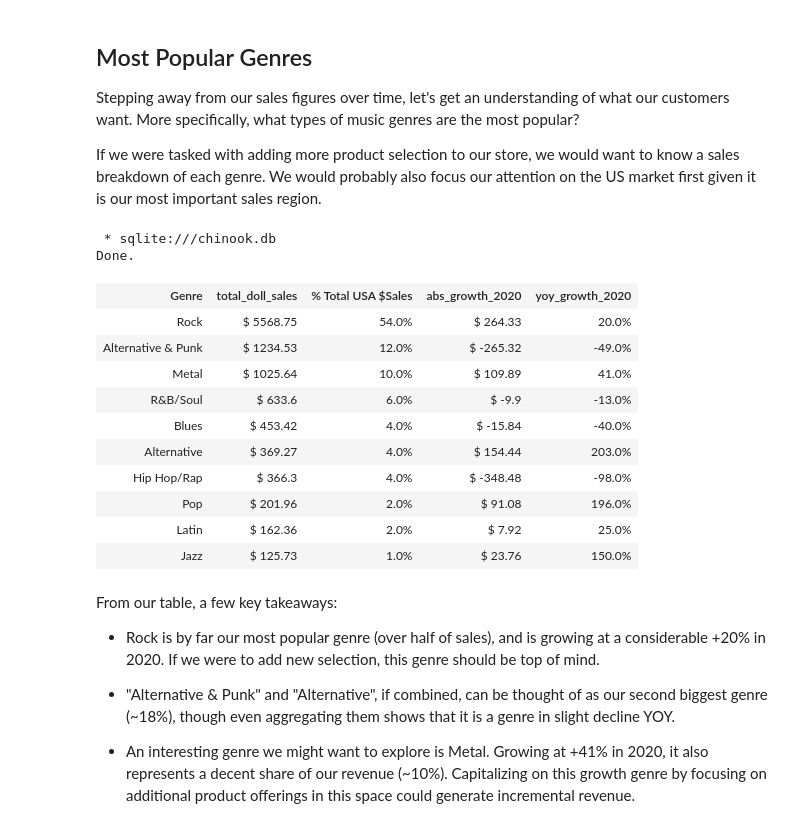
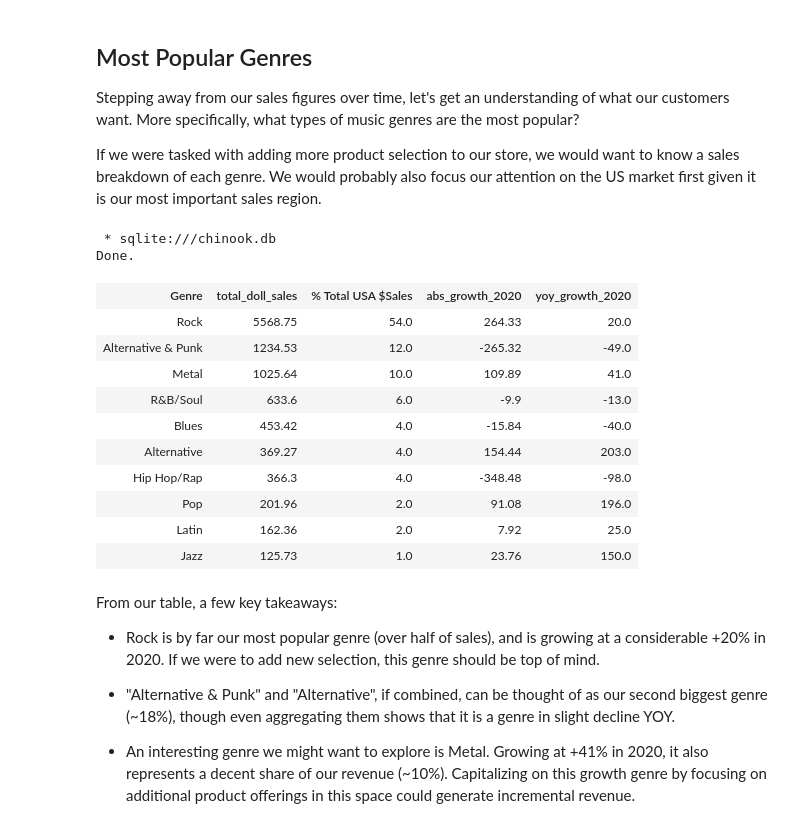
Before and after one commit to seanpoter/Chinook_Sales_Analysis, a Jupyter notebook: Chinook Store Analysis.ipynb, the cells around one changed output. Saved outputs shown, nothing was run; the diff lists cells and outputs as text; code cells hidden in the pictures.

```diff
--- a/Chinook Store Analysis.ipynb
+++ b/Chinook Store Analysis.ipynb
@@ -277,47 +277,47 @@ WITH
             invoice_date,
             STRFTIME('%Y', invoice_date) year,
             ROUND(SUM(total),2) total_sales
         FROM inv_genre
         GROUP BY genre, year
         ),
 
     genre_growth_rates AS
         (
         SELECT genre,
             year,
             ROUND(total_sales - LAG(total_sales) OVER (PARTITION BY genre ORDER BY year ASC),2) yoy_growth,
             ROUND(
                 (total_sales - LAG(total_sales) OVER (PARTITION BY genre ORDER BY year ASC))
                 / LAG(total_sales) OVER (PARTITION BY genre ORDER BY year ASC),2)*100 yoy_growth_percent
         FROM genre_year_sales
         )
 
 
 SELECT genre_name Genre,
-        "$ "||ROUND(SUM(total),2) total_doll_sales,
-       ((ROUND(SUM(total) / (SELECT SUM(total) FROM inv_genre),2))*100)||"%" AS "% Total USA $Sales",
-        "$ "||ROUND(ggr.yoy_growth,2) abs_growth_2020,
-        ROUND(ggr.yoy_growth_percent,2) ||'%' yoy_growth_2020
+        ROUND(SUM(total),2) total_doll_sales,
+       ((ROUND(SUM(total) / (SELECT SUM(total) FROM inv_genre),2))*100) AS "% Total USA $Sales",
+        ROUND(ggr.yoy_growth,2) abs_growth_2020,
+        ROUND(ggr.yoy_growth_percent,2) yoy_growth_2020
 FROM inv_genre ig
 LEFT JOIN genre_growth_rates ggr ON ggr.genre = ig.genre_name
 WHERE ggr.year = "2020"
 GROUP BY genre_name
 ORDER BY SUM(total) DESC
 LIMIT 10;
 # %% [output]
  * sqlite:///chinook.db
 Done.
 | Genre | total_doll_sales | % Total USA $Sales | abs_growth_2020 | yoy_growth_2020 |
-| Rock | $ 5568.75 | 54.0% | $ 264.33 | 20.0% |
-| Alternative & Punk | $ 1234.53 | 12.0% | $ -265.32 | -49.0% |
-| Metal | $ 1025.64 | 10.0% | $ 109.89 | 41.0% |
-| R&B/Soul | $ 633.6 | 6.0% | $ -9.9 | -13.0% |
-| Blues | $ 453.42 | 4.0% | $ -15.84 | -40.0% |
-| Alternative | $ 369.27 | 4.0% | $ 154.44 | 203.0% |
-| Hip Hop/Rap | $ 366.3 | 4.0% | $ -348.48 | -98.0% |
-| Pop | $ 201.96 | 2.0% | $ 91.08 | 196.0% |
-| Latin | $ 162.36 | 2.0% | $ 7.92 | 25.0% |
-| Jazz | $ 125.73 | 1.0% | $ 23.76 | 150.0% |
+| Rock | 5568.75 | 54.0 | 264.33 | 20.0 |
+| Alternative & Punk | 1234.53 | 12.0 | -265.32 | -49.0 |
+| Metal | 1025.64 | 10.0 | 109.89 | 41.0 |
+| R&B/Soul | 633.6 | 6.0 | -9.9 | -13.0 |
+| Blues | 453.42 | 4.0 | -15.84 | -40.0 |
+| Alternative | 369.27 | 4.0 | 154.44 | 203.0 |
+| Hip Hop/Rap | 366.3 | 4.0 | -348.48 | -98.0 |
+| Pop | 201.96 | 2.0 | 91.08 | 196.0 |
+| Latin | 162.36 | 2.0 | 7.92 | 25.0 |
+| Jazz | 125.73 | 1.0 | 23.76 | 150.0 |
 # %% [markdown]
 From our table, a few key takeaways:
 
```
